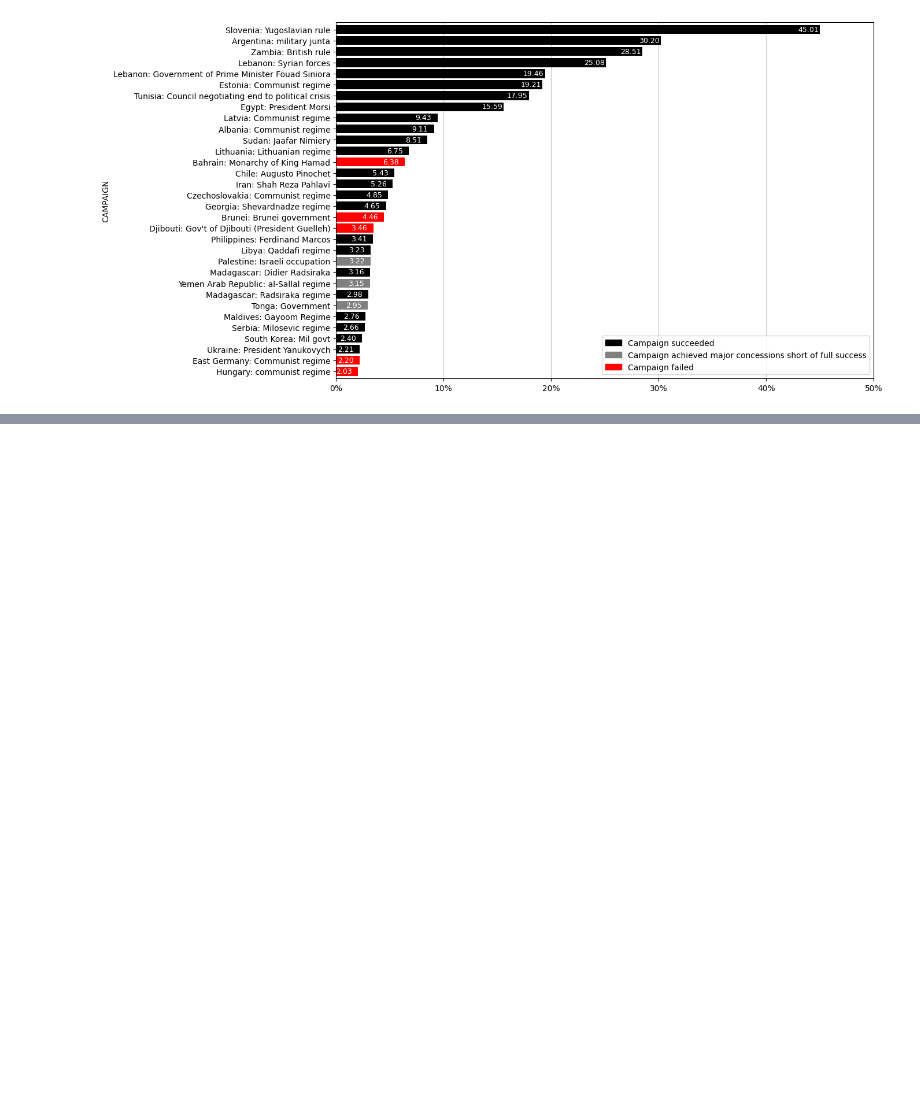
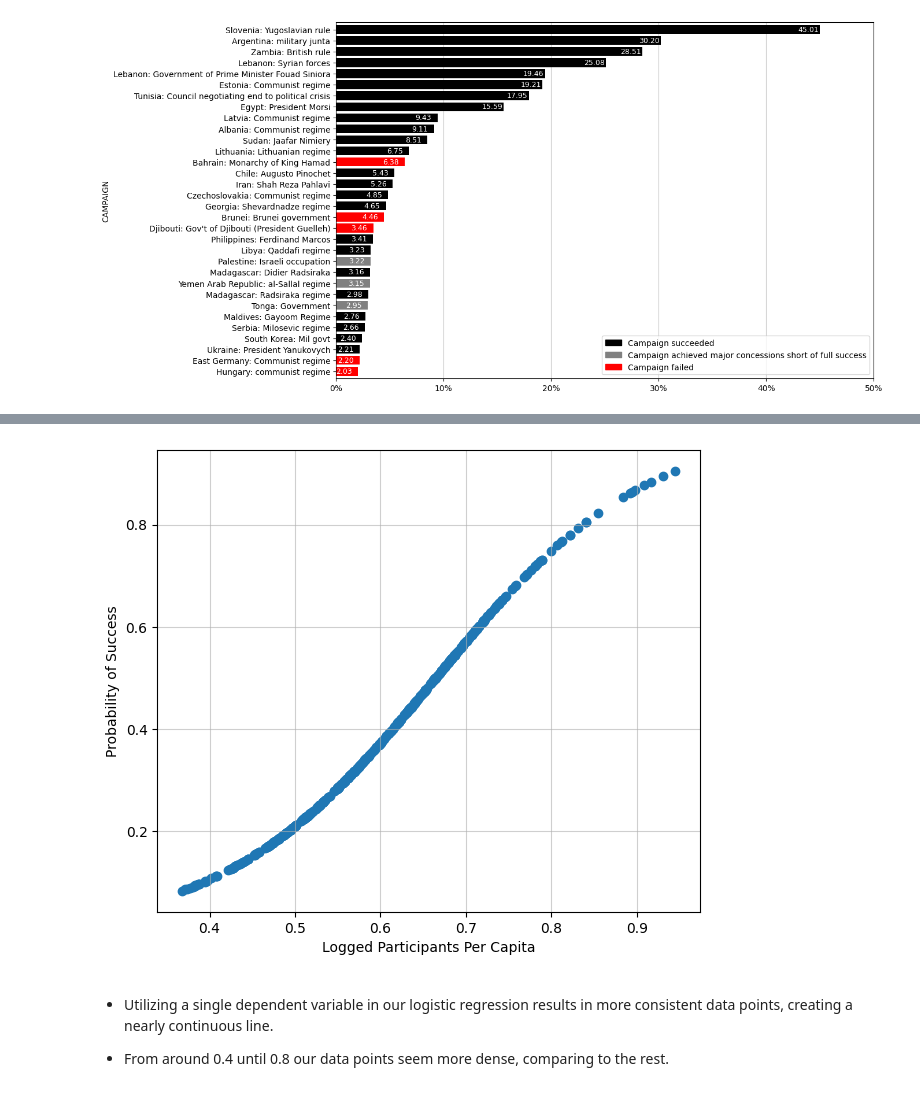
Before and after one commit to evgepab/Exporing-Why-Civil-Resistance-Works, a Jupyter notebook: wcrw.ipynb, the cells around one changed output, grey strips where cells are left out. Saved outputs shown, nothing was run; the diff lists cells and outputs as text; code cells hidden in the pictures; blank space fills up the shorter version.

```diff
--- a/wcrw.ipynb
+++ b/wcrw.ipynb
@@ -253,0 +368,5 @@ navco[navco['LOCATION']=='Greece']
+# %%
+success_logit_mod = logit("SUCCESS ~ MEMBERSHIPPERCAPITA", data=success)
+success_logit_res = success_logit_mod.fit()
+
+success_logit_res.summary2()
@@ -253,0 +388,17 @@ navco[navco['LOCATION']=='Greece']
+# %%
+success_predicted = success_logit_res.predict(success[['MEMBERSHIPPERCAPITA']])
+
+fig, ax = plt.subplots(figsize=(7, 6))
+
+plt.scatter(success['MEMBERSHIPPERCAPITA'], success_predicted)
+plt.xlabel('Logged Participants Per Capita')
+plt.ylabel('Probability of Success')
+plt.grid(True, linestyle='-', alpha=0.6)
+
+plt.show()
+# %% [output]
+[figure, added]
+# %% [markdown]
+* Utilizing a single dependent variable in our logistic regression results in more consistent data points, creating a nearly continuous line.
+
+* From around 0.4 until 0.8 our data points seem more dense, comparing to the rest.
```
Also changed, not shown: parts of 67 cells of this notebook, 4 other files.
